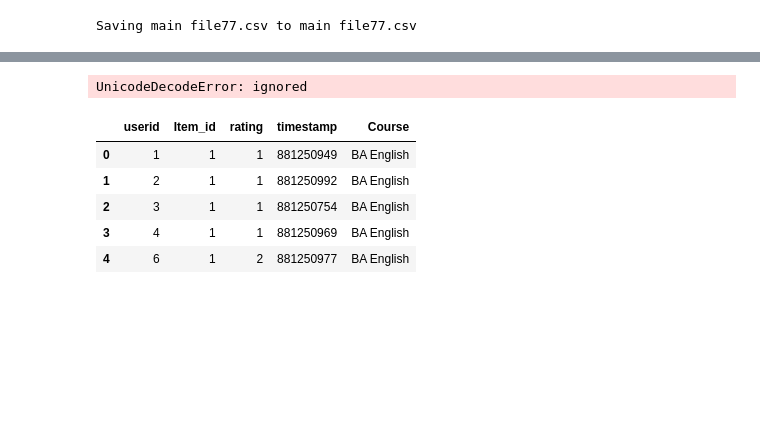
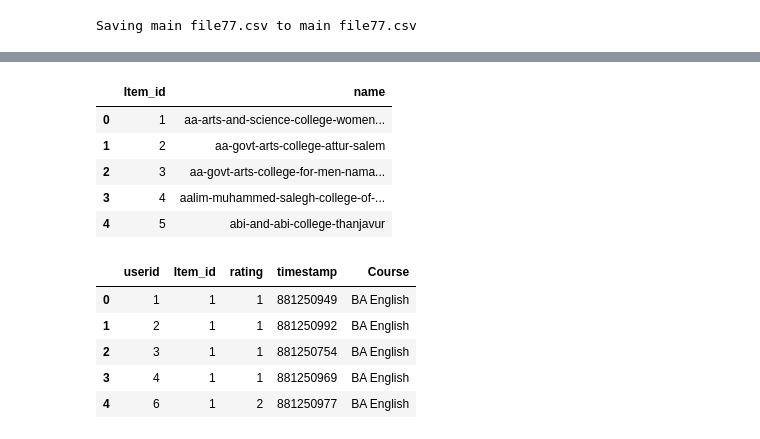
Before and after one commit to bharathbiju/recommendation, a Jupyter notebook: RecommendationSystem.ipynb, the cells around one changed output, grey strips where cells are left out. Cells and saved outputs as stored; diff of their text form; code cells hidden in the pictures; blank space fills up the shorter version.

```diff
--- a/RecommendationSystem.ipynb
+++ b/RecommendationSystem.ipynb
@@ -38,8 +33,14 @@ df.head()
 # %%
-movie_titles = pd.read_csv('details77.csv')
+import pandas as pd
+movie_titles = pd.read_csv('details77.csv',encoding= 'unicode_escape')
 movie_titles.head()
 # %% [output]
-UnicodeDecodeError: ignored
+|  | Item_id | name |
+| 0 | 1 | aa-arts-and-science-college-women... |
+| 1 | 2 | aa-govt-arts-college-attur-salem |
+| 2 | 3 | aa-govt-arts-college-for-men-nama... |
+| 3 | 4 | aalim-muhammed-salegh-college-of-... |
+| 4 | 5 | abi-and-abi-college-thanjavur |
 # %%
 
 data = pd.merge(df, movie_titles, on='Item_id')
```
Also changed, not shown: parts of 1 cell of this notebook.
